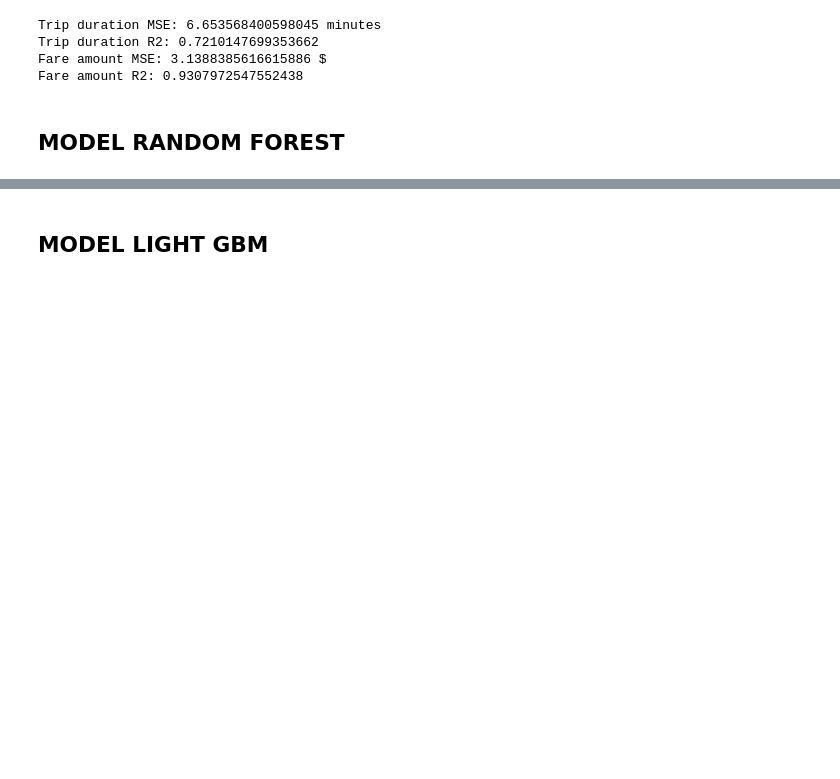
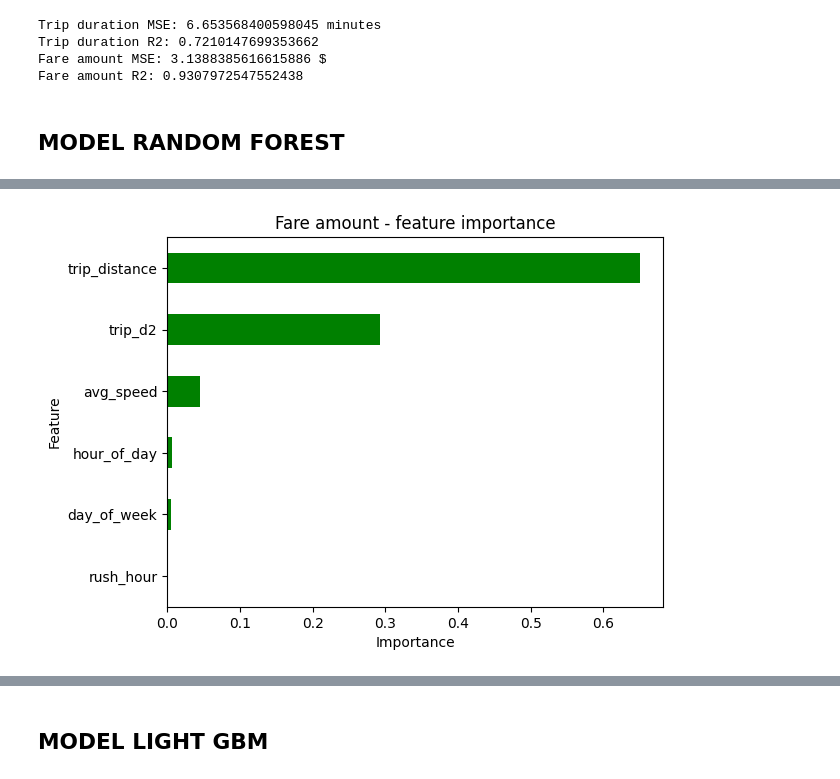
Before and after one commit to xtianhb/nyc_taxi_ml, a Jupyter notebook: model/model_train.ipynb, the cells around one changed output, grey strips where cells are left out. Cells and saved outputs as stored; diff of their text form; code cells hidden in the pictures; blank space fills up the shorter version.

Commit message:
model fixes

```diff
--- a/model/model_train.ipynb
+++ b/model/model_train.ipynb
@@ -224,3 +224,13 @@ if ENABLE_RF:
+# %%
+if ENABLE_RF:
+    global_importances = pd.Series(rf_model_fa.feature_importances_, index=X_train.columns)
+    global_importances.sort_values(ascending=True, inplace=True)
+    global_importances.plot.barh(color='green')
+    plt.xlabel("Importance")
+    plt.ylabel("Feature")
+    plt.title("Fare amount - feature importance")
+# %% [output]
+[figure, added]
 # %%
 if ENABLE_RF:
     test_predictions_fa = rf_model_fa.predict(X_test)
```
Also changed, not shown: parts of 13 cells of this notebook, 2 other files.
